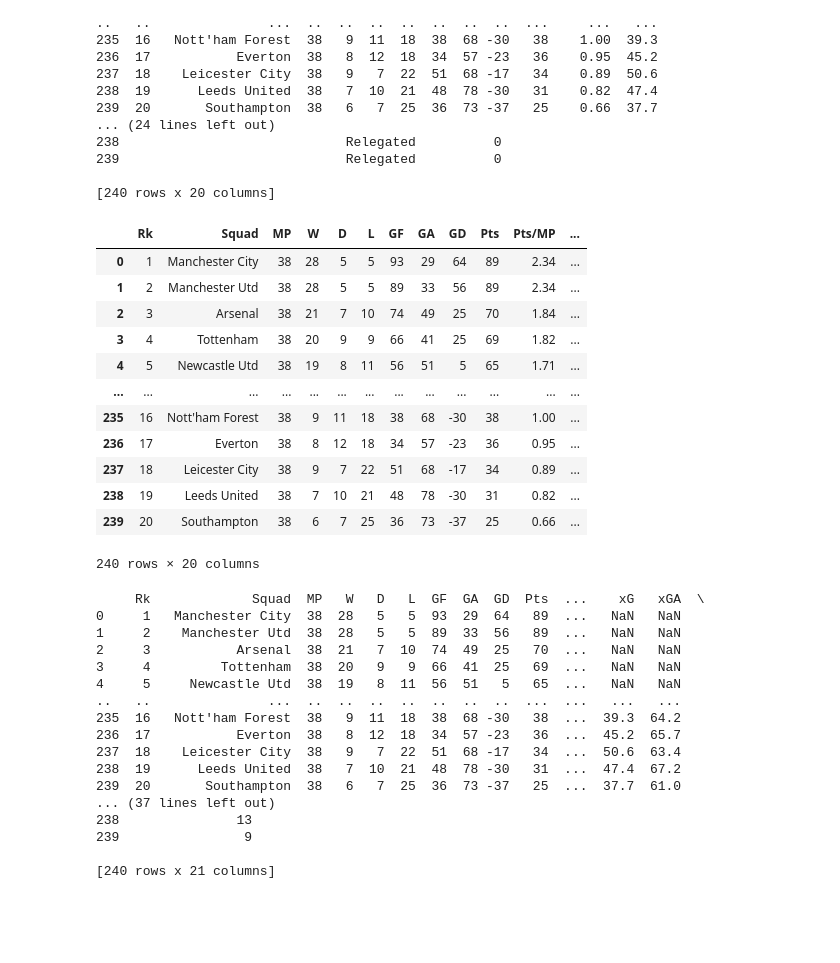
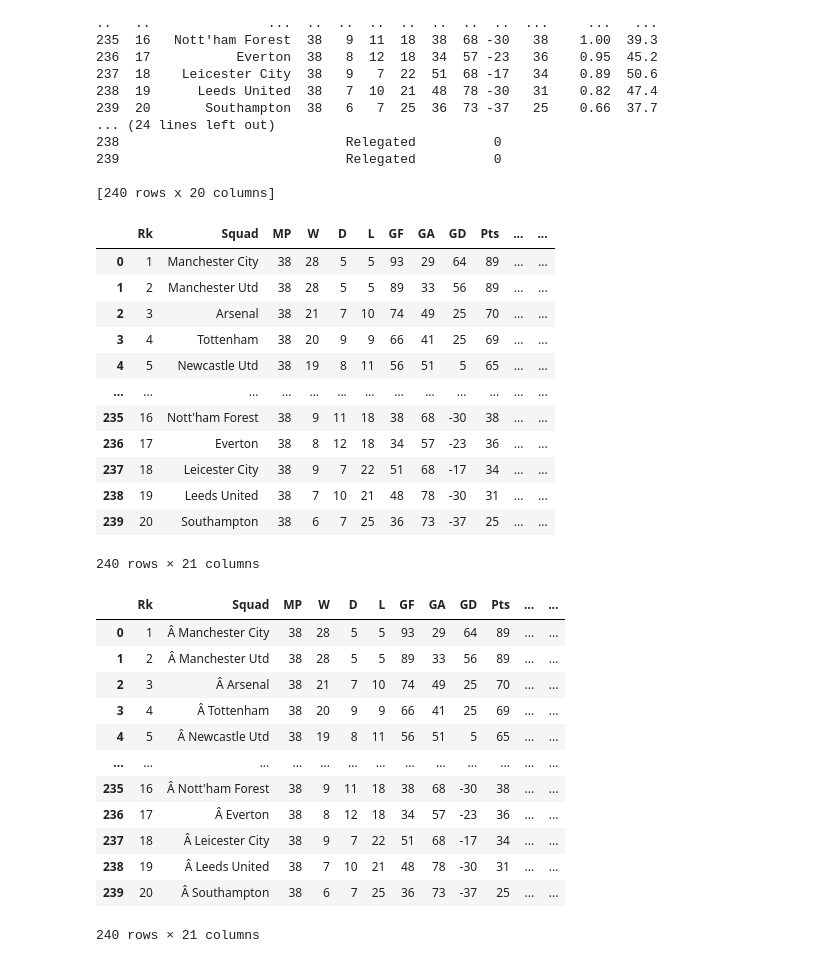
Before and after one commit to NeghiDB/365DaysSoccerDataAnalysisChallenge, a Jupyter notebook: index.ipynb, the cells around one changed output. Saved outputs shown, nothing was run; the diff lists cells and outputs as text; code cells hidden in the pictures; blank space fills up the shorter version.

```diff
--- a/index.ipynb
+++ b/index.ipynb
@@ -159,47 +159,53 @@ print(df)
 [240 rows x 20 columns]
 # %%
 import pandas as pd
+
+# Read the CSV file
 df = pd.read_csv('EPL Regular Season Stats 2011-2023.csv', encoding='latin1', index_col=None)
-display(df)
 
 # Split the column using the "-" delimiter
 df[['Top Scorer', 'GF by Top Scorer']] = df['Top Team Scorer'].str.split('-', expand=True)
 
 # Drop the original column that you split
 df = df.drop(columns=['Top Team Scorer'])
 
-# Display the result
-print(df)
+# Fill missing values with a specified value (e.g., 0)
+df.fillna(value=0, inplace=True)
 
+# Display the resulting DataFrame
+display(df)
+
+# Save the DataFrame to a new CSV file
 df.to_csv('EPL Regular Season Stats 2011-2023 NEW.csv', index=False)
 # %% [output]
-|  | Rk | Squad | MP | W | D | L | GF | GA | GD | Pts | Pts/MP | ... |
-| 0 | 1 | Manchester City | 38 | 28 | 5 | 5 | 93 | 29 | 64 | 89 | 2.34 | ... |
-| 1 | 2 | Manchester Utd | 38 | 28 | 5 | 5 | 89 | 33 | 56 | 89 | 2.34 | ... |
-| 2 | 3 | Arsenal | 38 | 21 | 7 | 10 | 74 | 49 | 25 | 70 | 1.84 | ... |
-| 3 | 4 | Tottenham | 38 | 20 | 9 | 9 | 66 | 41 | 25 | 69 | 1.82 | ... |
-| 4 | 5 | Newcastle Utd | 38 | 19 | 8 | 11 | 56 | 51 | 5 | 65 | 1.71 | ... |
+|  | Rk | Squad | MP | W | D | L | GF | GA | GD | Pts | ... | ... |
+| 0 | 1 | Manchester City | 38 | 28 | 5 | 5 | 93 | 29 | 64 | 89 | ... | ... |
+| 1 | 2 | Manchester Utd | 38 | 28 | 5 | 5 | 89 | 33 | 56 | 89 | ... | ... |
+| 2 | 3 | Arsenal | 38 | 21 | 7 | 10 | 74 | 49 | 25 | 70 | ... | ... |
+| 3 | 4 | Tottenham | 38 | 20 | 9 | 9 | 66 | 41 | 25 | 69 | ... | ... |
+| 4 | 5 | Newcastle Utd | 38 | 19 | 8 | 11 | 56 | 51 | 5 | 65 | ... | ... |
 | ... | ... | ... | ... | ... | ... | ... | ... | ... | ... | ... | ... | ... |
-| 235 | 16 | Nott'ham Forest | 38 | 9 | 11 | 18 | 38 | 68 | -30 | 38 | 1.00 | ... |
-| 236 | 17 | Everton | 38 | 8 | 12 | 18 | 34 | 57 | -23 | 36 | 0.95 | ... |
-| 237 | 18 | Leicester City | 38 | 9 | 7 | 22 | 51 | 68 | -17 | 34 | 0.89 | ... |
-| 238 | 19 | Leeds United | 38 | 7 | 10 | 21 | 48 | 78 | -30 | 31 | 0.82 | ... |
-| 239 | 20 | Southampton | 38 | 6 | 7 | 25 | 36 | 73 | -37 | 25 | 0.66 | ... |
+| 235 | 16 | Nott'ham Forest | 38 | 9 | 11 | 18 | 38 | 68 | -30 | 38 | ... | ... |
+| 236 | 17 | Everton | 38 | 8 | 12 | 18 | 34 | 57 | -23 | 36 | ... | ... |
+| 237 | 18 | Leicester City | 38 | 9 | 7 | 22 | 51 | 68 | -17 | 34 | ... | ... |
+| 238 | 19 | Leeds United | 38 | 7 | 10 | 21 | 48 | 78 | -30 | 31 | ... | ... |
+| 239 | 20 | Southampton | 38 | 6 | 7 | 25 | 36 | 73 | -37 | 25 | ... | ... |
-240 rows × 20 columns
+240 rows × 21 columns
-     Rk             Squad  MP   W   D   L  GF  GA  GD  Pts  ...    xG   xGA  \
-0     1   Manchester City  38  28   5   5  93  29  64   89  ...   NaN   NaN
-1     2    Manchester Utd  38  28   5   5  89  33  56   89  ...   NaN   NaN
-2     3           Arsenal  38  21   7  10  74  49  25   70  ...   NaN   NaN
-3     4         Tottenham  38  20   9   9  66  41  25   69  ...   NaN   NaN
-4     5     Newcastle Utd  38  19   8  11  56  51   5   65  ...   NaN   NaN
-..   ..               ...  ..  ..  ..  ..  ..  ..  ..  ...  ...   ...   ...
-235  16   Nott'ham Forest  38   9  11  18  38  68 -30   38  ...  39.3  64.2
-236  17           Everton  38   8  12  18  34  57 -23   36  ...  45.2  65.7
-237  18    Leicester City  38   9   7  22  51  68 -17   34  ...  50.6  63.4
-238  19      Leeds United  38   7  10  21  48  78 -30   31  ...  47.4  67.2
-239  20       Southampton  38   6   7  25  36  73 -37   25  ...  37.7  61.0
-... (37 lines left out)
-238               13
-239                9
-
-[240 rows x 21 columns]
+# %%
+import pandas as pd
+df2 = pd.read_csv('EPL Regular Season Stats 2011-2023 NEW.csv', encoding='latin1', index_col=None)
+display(df2)
+# %% [output]
+|  | Rk | Squad | MP | W | D | L | GF | GA | GD | Pts | ... | ... |
+| 0 | 1 | Â Manchester City | 38 | 28 | 5 | 5 | 93 | 29 | 64 | 89 | ... | ... |
+| 1 | 2 | Â Manchester Utd | 38 | 28 | 5 | 5 | 89 | 33 | 56 | 89 | ... | ... |
+| 2 | 3 | Â Arsenal | 38 | 21 | 7 | 10 | 74 | 49 | 25 | 70 | ... | ... |
+| 3 | 4 | Â Tottenham | 38 | 20 | 9 | 9 | 66 | 41 | 25 | 69 | ... | ... |
+| 4 | 5 | Â Newcastle Utd | 38 | 19 | 8 | 11 | 56 | 51 | 5 | 65 | ... | ... |
+| ... | ... | ... | ... | ... | ... | ... | ... | ... | ... | ... | ... | ... |
+| 235 | 16 | Â Nott'ham Forest | 38 | 9 | 11 | 18 | 38 | 68 | -30 | 38 | ... | ... |
+| 236 | 17 | Â Everton | 38 | 8 | 12 | 18 | 34 | 57 | -23 | 36 | ... | ... |
+| 237 | 18 | Â Leicester City | 38 | 9 | 7 | 22 | 51 | 68 | -17 | 34 | ... | ... |
+| 238 | 19 | Â Leeds United | 38 | 7 | 10 | 21 | 48 | 78 | -30 | 31 | ... | ... |
+| 239 | 20 | Â Southampton | 38 | 6 | 7 | 25 | 36 | 73 | -37 | 25 | ... | ... |
+240 rows × 21 columns
```
Also changed, not shown: 1 other file.
